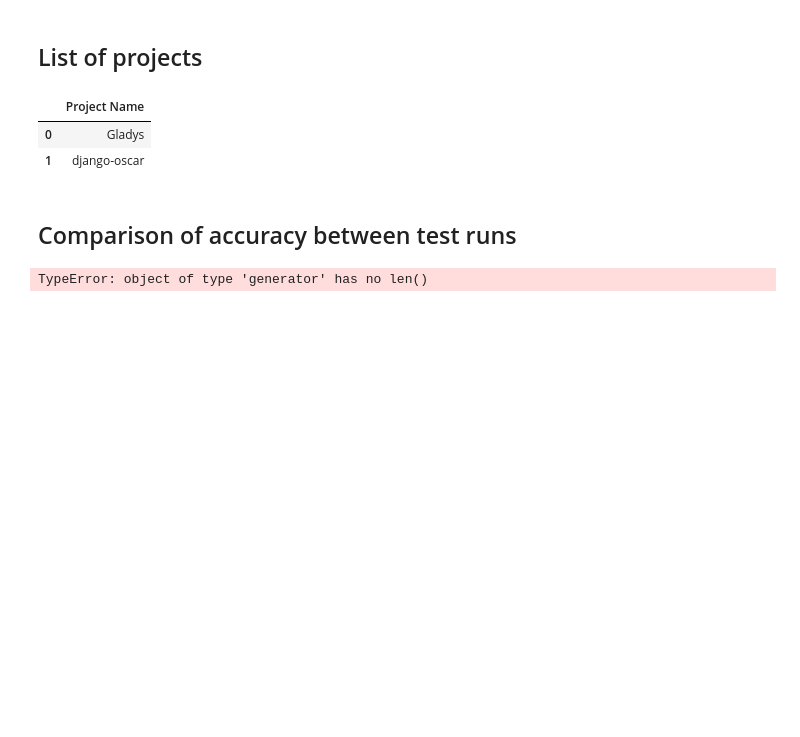
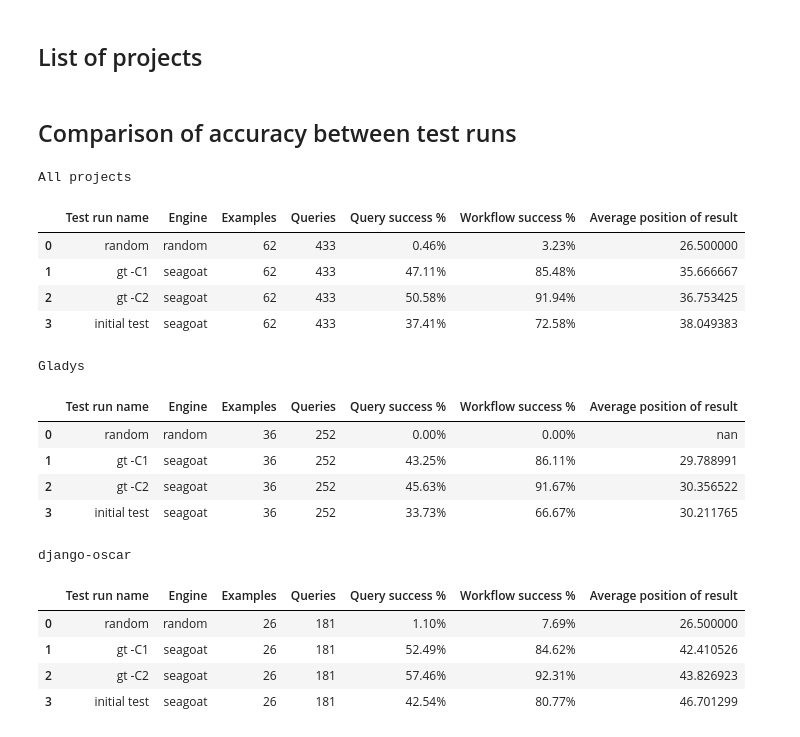
Before and after one commit to kantord/SeaGOAT, a Jupyter notebook: benchmark/benchmark.ipynb, the cells around one changed output. Saved outputs shown, nothing was run; the diff lists cells and outputs as text; code cells hidden in the pictures; blank space fills up the shorter version.

```diff
--- a/benchmark/benchmark.ipynb
+++ b/benchmark/benchmark.ipynb
@@ -79,32 +70,49 @@ df.drop(columns=["Data"])
 | 3 | initial test | seagoat |
 # %% [markdown]
 ## List of projects
-# %%
-projects = get_list_of_projects()
-pd.DataFrame([[x] for x in projects], columns=["Project Name"])
-# %% [output]
-|  | Project Name |
-| 0 | Gladys |
-| 1 | django-oscar |
 # %% [markdown]
 ## Comparison of accuracy between test runs
 # %%
 def generate_filter(project):
     return lambda result: result['repo']['name'] == project
 
 project_filters = [
     ['All projects', lambda _: True],
 ] + [[project, generate_filter(project)] for project in projects]
 
-for project_title, filter_function in project_filters:
-    filtered_results = [[run_name, [result for result in result_data if filter_function(result)], engine] for run_name, result_data, engine in all_results]
+results_filtered_by_project_filter = [
+    [
+        project_title,
+        [[run_name, [result for result in result_data if filter_function(result)], engine] for run_name, result_data, engine in all_results],
+    ]
+    for project_title, filter_function in project_filters
+]
+
+for project_title, filtered_results in results_filtered_by_project_filter:
     df = pd.DataFrame(filtered_results, columns=["Test run name", "Data", "Engine"])
     df['Examples'] = df.apply(lambda row: len(row['Data']), axis=1)
-    df['Queries'] = df.apply(lambda row: sum([len(x['queries'] for x in row['Data'])]), axis=1)
+    df['Queries'] = df.apply(lambda row: sum([len(x['queries']) for x in row['Data']]), axis=1)
     df['Query success %'] = df.apply(get_percentage_of_queries_with_correct_results, axis=1).apply(lambda x: "{:.2%}".format(x))
     df['Workflow success %'] = df.apply(get_percentage_of_examples_with_correct_results, axis=1).apply(lambda x: "{:.2%}".format(x))
     df['Average position of result'] = df.apply(get_average_position_of_a_correct_results, axis=1)
 
     display(df.drop(columns=["Data"]).style.set_caption(project_title))
 # %% [output]
-TypeError: object of type 'generator' has no len()
+All projects
+|  | Test run name | Engine | Examples | Queries | Query success % | Workflow success % | Average position of result |
+| 0 | random | random | 62 | 433 | 0.46% | 3.23% | 26.500000 |
+| 1 | gt -C1 | seagoat | 62 | 433 | 47.11% | 85.48% | 35.666667 |
+| 2 | gt -C2 | seagoat | 62 | 433 | 50.58% | 91.94% | 36.753425 |
+| 3 | initial test | seagoat | 62 | 433 | 37.41% | 72.58% | 38.049383 |
+Gladys
+|  | Test run name | Engine | Examples | Queries | Query success % | Workflow success % | Average position of result |
+| 0 | random | random | 36 | 252 | 0.00% | 0.00% | nan |
+| 1 | gt -C1 | seagoat | 36 | 252 | 43.25% | 86.11% | 29.788991 |
+| 2 | gt -C2 | seagoat | 36 | 252 | 45.63% | 91.67% | 30.356522 |
+| 3 | initial test | seagoat | 36 | 252 | 33.73% | 66.67% | 30.211765 |
+django-oscar
+|  | Test run name | Engine | Examples | Queries | Query success % | Workflow success % | Average position of result |
+| 0 | random | random | 26 | 181 | 1.10% | 7.69% | 26.500000 |
+| 1 | gt -C1 | seagoat | 26 | 181 | 52.49% | 84.62% | 42.410526 |
+| 2 | gt -C2 | seagoat | 26 | 181 | 57.46% | 92.31% | 43.826923 |
+| 3 | initial test | seagoat | 26 | 181 | 42.54% | 80.77% | 46.701299 |
```
Also changed, not shown: parts of 9 cells of this notebook, 2 other files.
